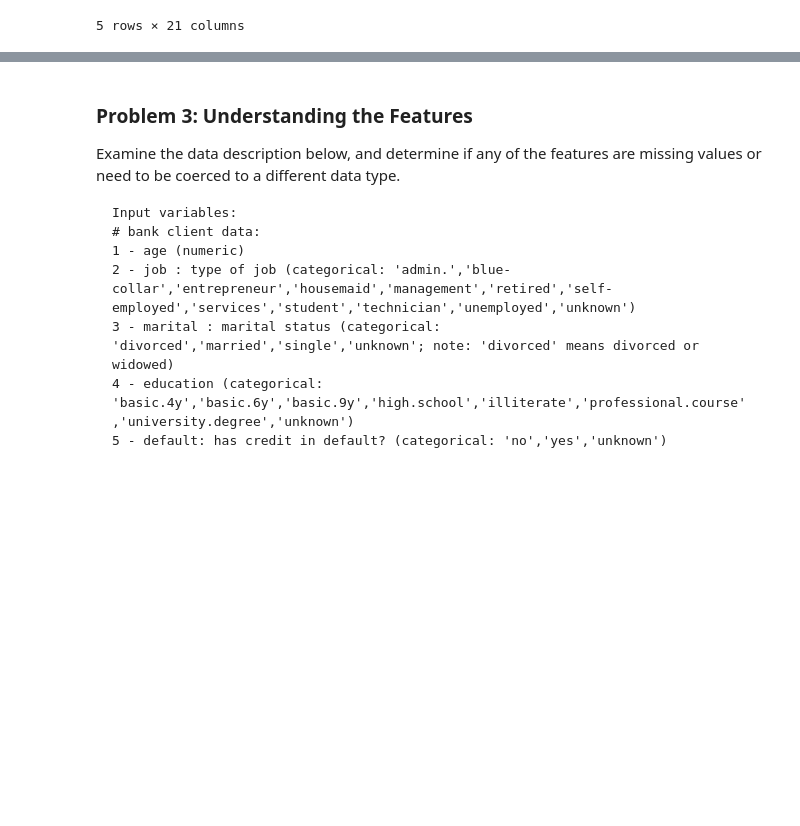
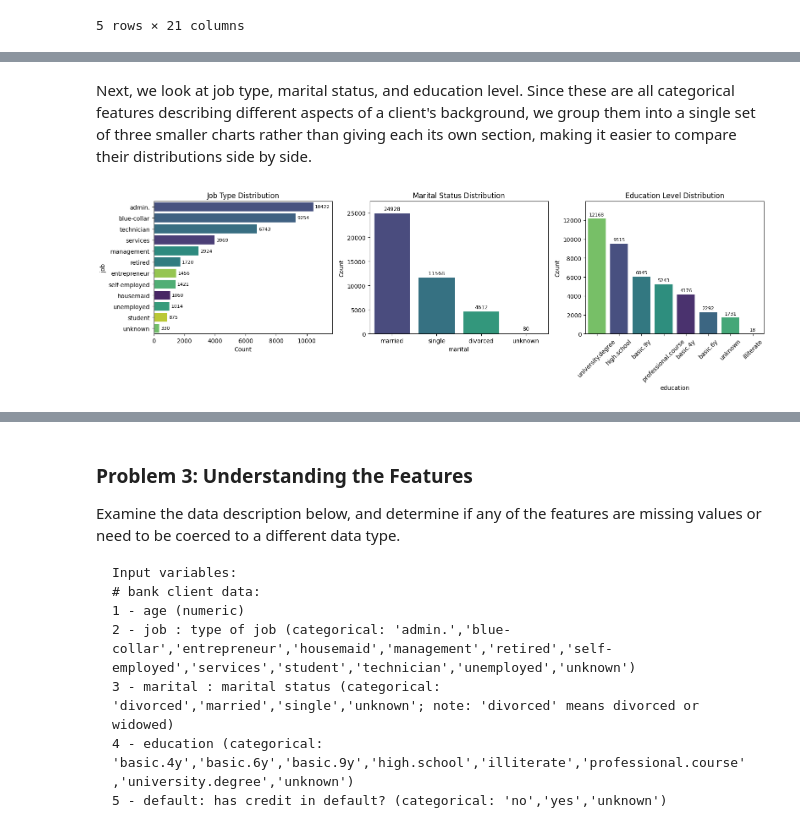
Before and after one commit to vipphan/practical-application-3, a Jupyter notebook: prompt_III.ipynb, the cells around one changed output, grey strips where cells are left out. Saved outputs shown, nothing was run; the diff lists cells and outputs as text; code cells hidden in the pictures; blank space fills up the shorter version.

```diff
--- a/prompt_III.ipynb
+++ b/prompt_III.ipynb
@@ -43,0 +93,34 @@ df.head()
+# %% [markdown]
+Next, we look at job type, marital status, and education level. Since these are all categorical features describing different aspects of a client's background, we group them into a single set of three smaller charts rather than giving each its own section, making it easier to compare their distributions side by side.
+# %%
+fig, axes = plt.subplots(1, 3, figsize=(16, 5))
+
+# Looking at job distribution
+ax0 = sns.countplot(data=df, y='job', hue='job', order=df['job'].value_counts().index, ax=axes[0], palette='viridis', legend=False)
+axes[0].set_title('Job Type Distribution')
+axes[0].set_xlabel('Count')
+axes[0].margins(x=0.12)
+for container in ax0.containers:
+    axes[0].bar_label(container, fontsize=8, padding=3)
+
+# Looking at marital status
+ax1 = sns.countplot(data=df, x='marital', hue='marital', order=df['marital'].value_counts().index, ax=axes[1], palette='viridis', legend=False)
+axes[1].set_title('Marital Status Distribution')
+axes[1].set_ylabel('Count')
+axes[1].margins(y=0.1)
+for container in ax1.containers:
+    axes[1].bar_label(container, fontsize=9, padding=3)
+
+# Looking at education levels
+ax2 = sns.countplot(data=df, x='education', hue='education', order=df['education'].value_counts().index, ax=axes[2], palette='viridis', legend=False)
+axes[2].set_title('Education Level Distribution')
+axes[2].tick_params(axis='x', rotation=45)
+axes[2].set_ylabel('Count')
+axes[2].margins(y=0.15)
+for container in ax2.containers:
+    axes[2].bar_label(container, fontsize=8, padding=3)
+
+plt.tight_layout()
+plt.show()
+# %% [output]
+[figure, added]
```
Also changed, not shown: parts of 13 cells of this notebook.
